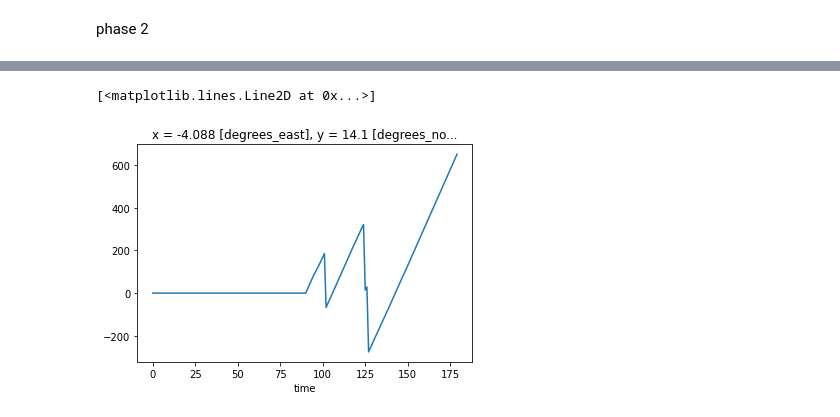
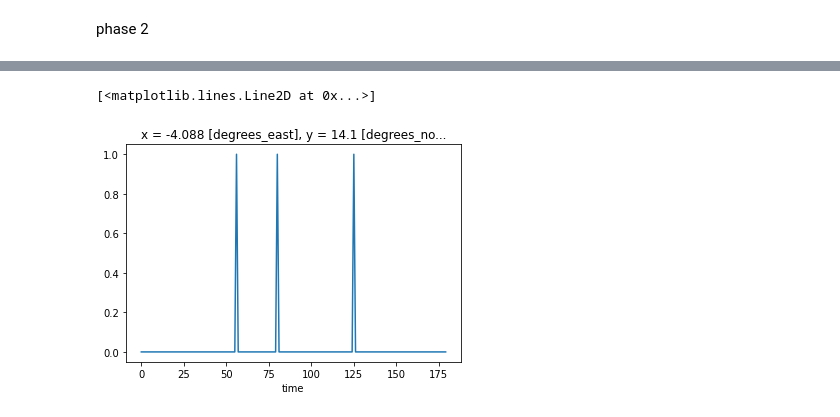
Before and after one commit to SARRA-cropmodels/SARRA-Py, a Jupyter notebook: notebooks/SARRA-Py_grid.ipynb, the cells around one changed output, grey strips where cells are left out. Saved outputs shown, nothing was run; the diff lists cells and outputs as text; code cells hidden in the pictures.

Commit message:
checkpoint, updated phenology

```diff
--- a/notebooks/SARRA-Py_grid.ipynb
+++ b/notebooks/SARRA-Py_grid.ipynb
@@ -15,7 +15,7 @@ from dask.distributed import Client
 # %% [markdown]
 # Parameters
 # %%
-date_start = datetime.date(2022,1,1)
+date_start = datetime.date(2022,3,1)
 duration = 180
 
 # path of gridded rainfall datasets
@@ -114,13 +114,8 @@ for j in tqdm(range(duration)):
     # calculating daily thermal time, independently of sowing date
     data = calculate_daily_thermal_time(j, data, paramVariete)
 
-    data = testing_for_initialization(j, data, paramITK, paramVariete)
-    data = update_pheno_phase_1_to_2(j, data, paramITK, paramVariete)
-    data = update_pheno_phase_2_to_3(j, data, paramITK, paramVariete)
-    data = update_pheno_phase_3_to_4(j, data, paramITK, paramVariete)
-    data = update_pheno_phase_4_to_5(j, data, paramITK, paramVariete)
-    data = update_pheno_phase_5_to_6(j, data, paramITK, paramVariete)
-    data = update_pheno_phase_6_to_7(j, data, paramITK, paramVariete)
+    # updating phenological stages
+    data = EvalPhenoSarrahV3(j, data, paramITK, paramVariete)
 
     # sum of thermal sime is being computed from the day the crop is sown, including the day of sowing
     data = calculate_sum_of_thermal_time(j, data, paramVariete)
@@ -225,5 +231,5 @@ phase 2
 # %%
-(data["sdj"] - data["seuilTempPhasePrec"])[:,50,50].plot()
+(data["sdj"]>data["seuilTempPhaseSuivante"])[:,50,50].plot()
 # %% [output]
 [<matplotlib.lines.Line2D at 0x...>]
-[figure, old version]
+[figure, new version]
```
Also changed, not shown: parts of 9 cells of this notebook, 2 other files.
